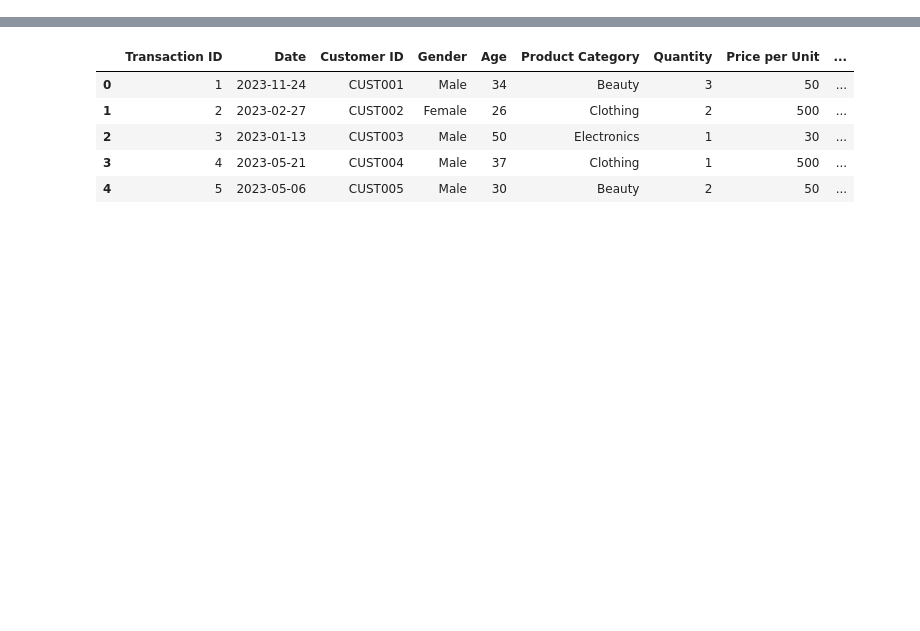
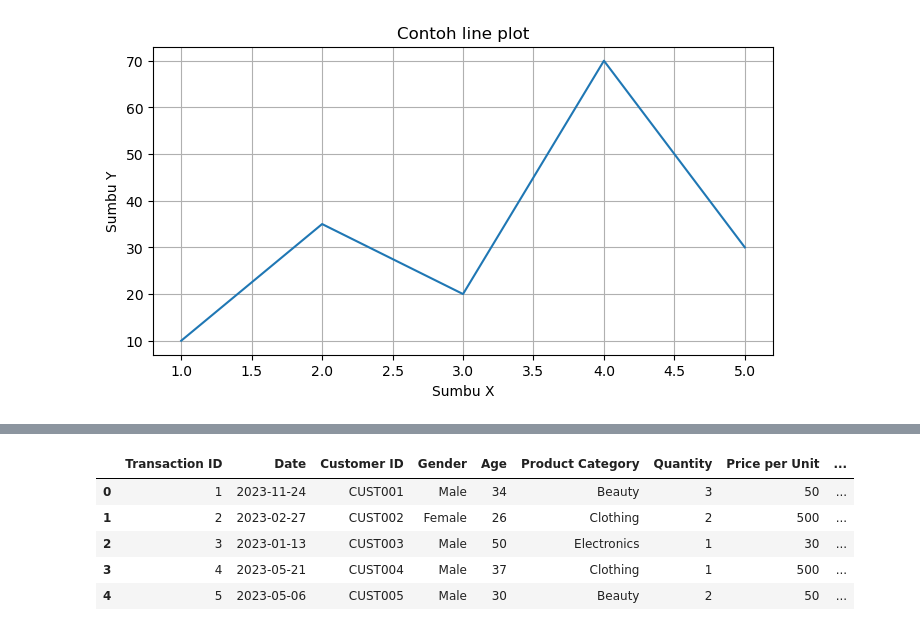
Before and after one commit to gedetanok/kelasbagus3-deep-understanding-of-machine-learning, a Jupyter notebook: Week 2/matplotlib.ipynb, the cells around one changed output, grey strips where cells are left out. Drawn from its saved outputs; the diff is of its cells as text; code cells hidden in the pictures; blank space fills up the shorter version.

```diff
--- a/Week 2/matplotlib.ipynb
+++ b/Week 2/matplotlib.ipynb
@@ -3,0 +30,17 @@ import matplotlib.pyplot as plt
+# %%
+x = [1, 2, 3, 4, 5]
+y = [10, 35, 20, 70, 30]
+
+plt.figure(figsize=(8, 4))
+# plt.plot()
+plt.plot(x, y)
+
+# detail element
+plt.title('Contoh line plot')
+plt.xlabel('Sumbu X')
+plt.ylabel('Sumbu Y')
+plt.grid(True)
+
+plt.show()
+# %% [output]
+[figure, added]
```
Also changed, not shown: parts of 83 cells of this notebook, 2 other files.
